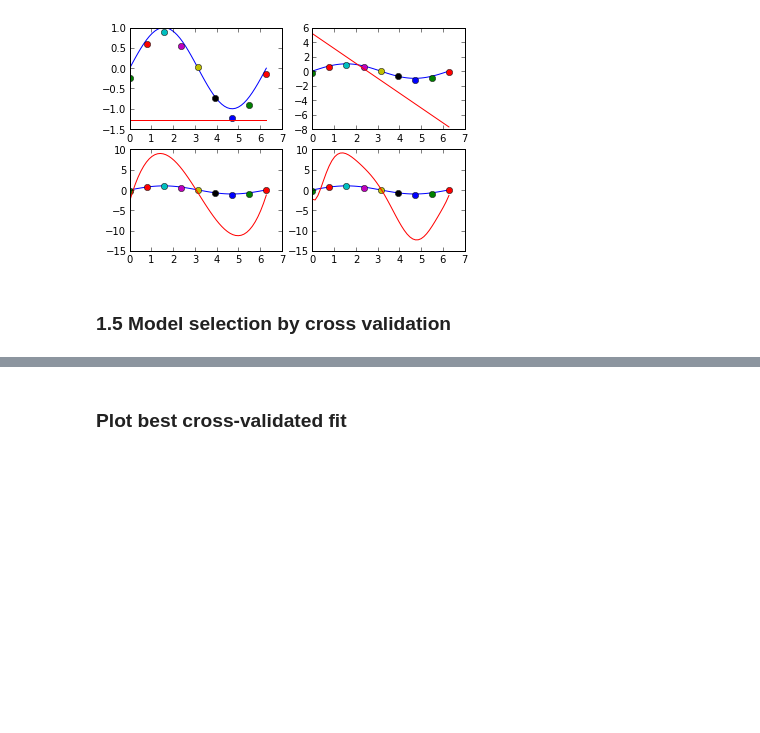
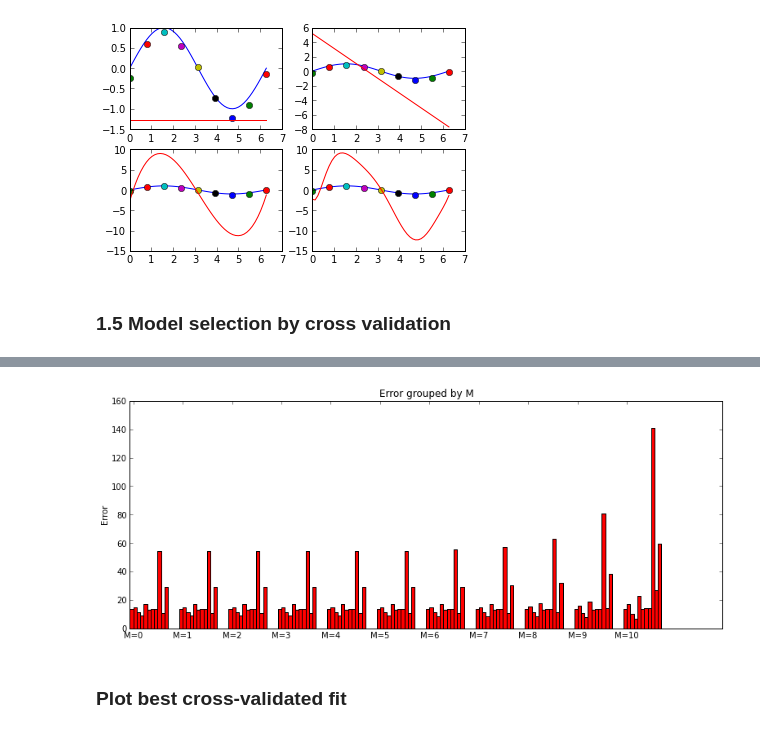
Before and after one commit to jaivalis/MLPR-Labs, a Jupyter notebook: Lab1Solutions.ipynb, the cells around one changed output, grey strips where cells are left out. Cells and saved outputs as stored; diff of their text form; code cells hidden in the pictures; blank space fills up the shorter version.

```diff
--- a/Lab1Solutions.ipynb
+++ b/Lab1Solutions.ipynb
@@ -167,13 +167,13 @@ def fit_polynomial_reg(x,t,M,lamb):
             if(i==0):
                 y[0][j]=0
             for k in range(0,len(x)):
-                w[i][j]+=pow(x[k],i+j)
+                w[i][j] = w[i][j] + pow(x[k],i+j)
                 if(i==0):
-                    y[i][j] += t[k]*pow(x[k],j)
+                    y[i][j] = y[i][j] + t[k]*pow(x[k],j)
     a=linalg.inv(w)
-    identity_Matrix = np.identity(M+1)
+    identity_Matrix = np.identity(M + 1)
     identity_Matrix[0][0] = 0
-    a += dot(lamb,a)
+    a = a + dot(lamb,a)
     result = dot(a,transpose(y))
     return result
 # %% [output]
@@ -218,51 +218,74 @@ def fit_polynomial_reg(x,t,M,lamb):
             w[i].append(j)
             if(i==0):
                 y[i].append(j)
-            w[i][j]=0
+            w[i][j] = 0
             if(i==0):
-                y[0][j]=0
+                y[0][j] = 0
             for k in range(0,len(x)):
-                w[i][j]+=pow(x[k],i+j)
+                w[i][j] = w[i][j] + pow(x[k],i+j)
                 if(i==0):
-                    y[i][j] += t[k]*pow(x[k],j)
+                    y[i][j] = y[i][j] + t[k]*pow(x[k],j)
     a=linalg.inv(w)
     identity_Matrix = np.identity(M+1)
     identity_Matrix[0][0] = 0
-    a += dot(lamb,a)
+    a = a + dot(lamb,a)
     result = dot(a,transpose(y))
     return result
 
 #evaluate all models with different M and lamb with given data
 def model_evaluation(dataX,dataY):
-        models = []
-        indices = kfold_indices(9,9)
-        error = 0
-        lamb = []
-        for i in range(0,11):
-            lamb.append(math.exp(i-10))
-        #loop over 11 different M
-        for m in range(0,11):
-            models.append([])
-            #loop over 11 different lamb
-            for lambd in lamb:
-                models[m].append([])
-                #reset error to zero
-                error = 0
-                #fit polynomial for train_folds
-                poly = fit_polynomial_reg(dataX, dataY, m, lambd)
-                #loop over 9 folds
-                for k in range(0,8):
-                    for l in range(0,8):
-                        #create train_fold
-                        train_foldX = dataX[indices[0][l]]
-                        train_foldY = dataY[indices[0][l]]
-                    #sum calculated prediction error
-                    error += (train_foldX[k] - np.polyval(poly,train_foldY[k]))**2
-                #update models with error for M and lamb
-                models[m][10-int(-1*math.log(lambd))] = (error[0]/8)
-        return models
+    models = []
+    indices = kfold_indices(9,9)
+    error = 0
+    lamb = []
+    for i in range(0,11):
+        lamb.append(math.exp(i-10))
+    #loop over 11 different M
+    for m in range(0,11):
+        models.append([])
+        #loop over 11 different lamb
+        for lambd in lamb:
+            models[m].append([])
+            #reset error to zero
+            error = 0
+            #fit polynomial for train_folds
+            poly = fit_polynomial_reg(dataX, dataY, m, lambd)
+            #loop over 9 folds
+            for k in range(0,8):
+                for l in range(0,8):
+                    #create train_fold
+                    train_foldX = dataX[indices[0][l]]
+                    train_foldY = dataY[indices[0][l]]
+                #sum calculated prediction error
+                error = error + (train_foldX[k] - np.polyval(poly,train_foldY[k]))**2
+            #update models with error for M and lamb
+            models[m][10-int(-1*math.log(lambd))] = (error[0]/8)
+    return models
+
+def plot_errors(errors, best):
+    bestX = best[0]
+    bestY = best[1]
+    groups = len(errors)
+
+    ind = np.arange(groups)
+    width = 0.07
+
+    fig, ax = plt.subplots()
+    rcParams['figure.figsize'] = 13, 5
+    for lam in errors:
+        ax.bar(ind, lam, width, color='r')
+        ind = ind + width
+
+    ax.set_ylabel('Error')
+    ax.set_title('Error grouped by M')
+    ax.set_xticks(np.arange(groups) + width)
+    ax.set_xticklabels(('M=0', 'M=1', 'M=2', 'M=3', 'M=4', 'M=5', 'M=6', 'M=7', 'M=8', 'M=9', 'M=10'))
+    plt.show()
+
 
 sampleData = generateSampleDataSet(9)
 #print sampleData
-error = model_evaluation(sampleData[0],sampleData[1])
+errors = model_evaluation(sampleData[0],sampleData[1])
+
+plot_errors(errors, [3, 3])
 # %% [output]
@@ -286,3 +292,4 @@ error = model_evaluation(sampleData[0],sampleData[1])
+[figure, added]
 # %% [markdown]
 ### Plot best cross-validated fit
 # %%
```
Also changed, not shown: parts of 4 cells of this notebook.
